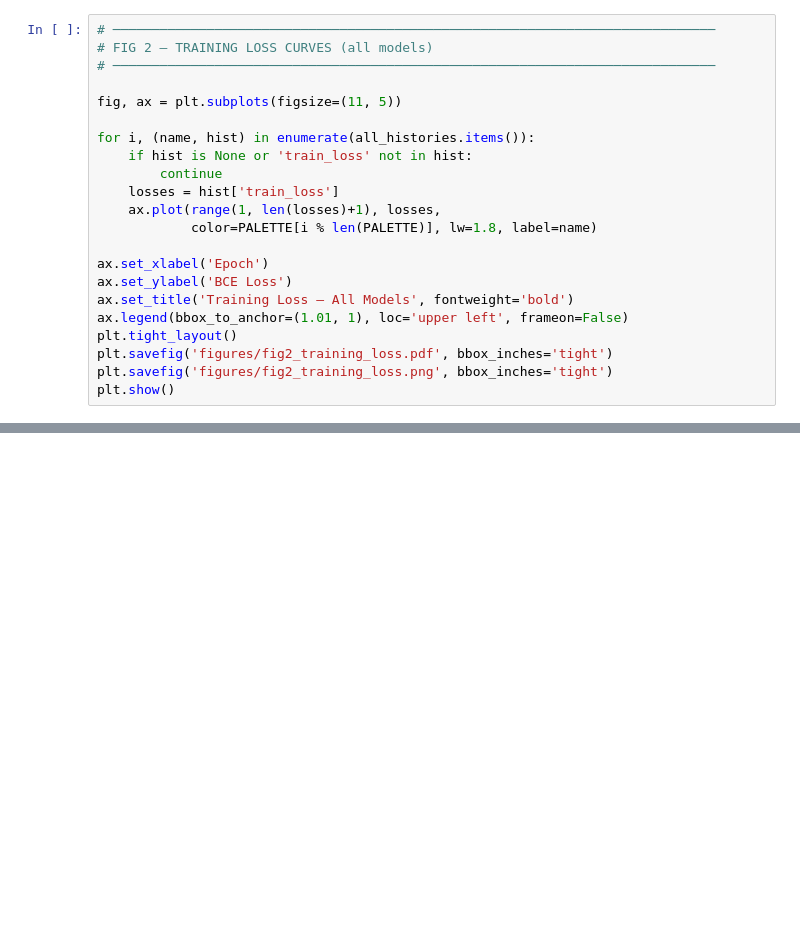
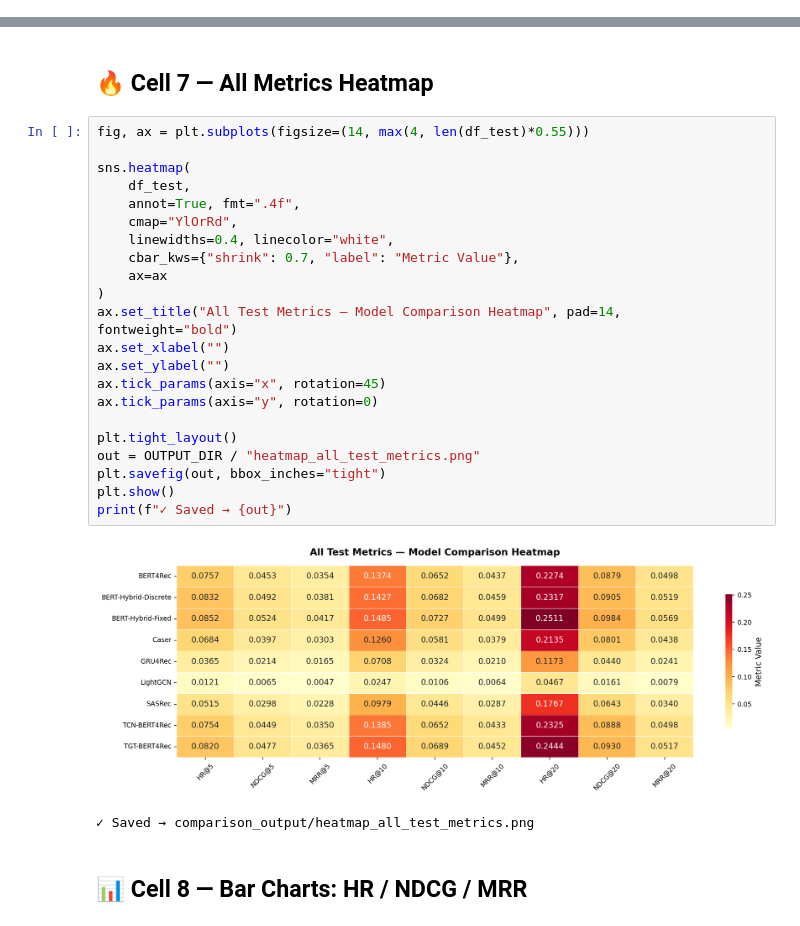
Before and after one commit to faroukq1/length-adaptive, a Jupyter notebook: notebooks/compare_base_hybrid.ipynb, the cells around one changed output, grey strips where cells are left out. Cells and saved outputs as stored; diff of their text form; blank space fills up the shorter version.

```diff
--- a/notebooks/compare_base_hybrid.ipynb
+++ b/notebooks/compare_base_hybrid.ipynb
@@ -157,22 +0,0 @@ plt.show()
-# %%
-# ─────────────────────────────────────────────────────────────────────────────
-# FIG 2 — TRAINING LOSS CURVES (all models)
-# ─────────────────────────────────────────────────────────────────────────────
-
-fig, ax = plt.subplots(figsize=(11, 5))
-
-for i, (name, hist) in enumerate(all_histories.items()):
-    if hist is None or 'train_loss' not in hist:
-        continue
-    losses = hist['train_loss']
-    ax.plot(range(1, len(losses)+1), losses,
-            color=PALETTE[i % len(PALETTE)], lw=1.8, label=name)
-
-ax.set_xlabel('Epoch')
-ax.set_ylabel('BCE Loss')
-ax.set_title('Training Loss — All Models', fontweight='bold')
-ax.legend(bbox_to_anchor=(1.01, 1), loc='upper left', frameon=False)
-plt.tight_layout()
-plt.savefig('figures/fig2_training_loss.pdf', bbox_inches='tight')
-plt.savefig('figures/fig2_training_loss.png', bbox_inches='tight')
-plt.show()
@@ -557,0 +307,29 @@ print('✅ All figures saved to figures/')
+# %% [markdown]
+## 🔥 Cell 7 — All Metrics Heatmap
+# %%
+fig, ax = plt.subplots(figsize=(14, max(4, len(df_test)*0.55)))
+
+sns.heatmap(
+    df_test,
+    annot=True, fmt=".4f",
+    cmap="YlOrRd",
+    linewidths=0.4, linecolor="white",
+    cbar_kws={"shrink": 0.7, "label": "Metric Value"},
+    ax=ax
+)
+ax.set_title("All Test Metrics — Model Comparison Heatmap", pad=14, fontweight="bold")
+ax.set_xlabel("")
+ax.set_ylabel("")
+ax.tick_params(axis="x", rotation=45)
+ax.tick_params(axis="y", rotation=0)
+
+plt.tight_layout()
+out = OUTPUT_DIR / "heatmap_all_test_metrics.png"
+plt.savefig(out, bbox_inches="tight")
+plt.show()
+print(f"✓ Saved → {out}")
+# %% [output]
+[figure, added]
+✓ Saved → comparison_output/heatmap_all_test_metrics.png
+# %% [markdown]
+## 📊 Cell 8 — Bar Charts: HR / NDCG / MRR
```
Also changed, not shown: parts of 43 cells of this notebook, 29 other files.
